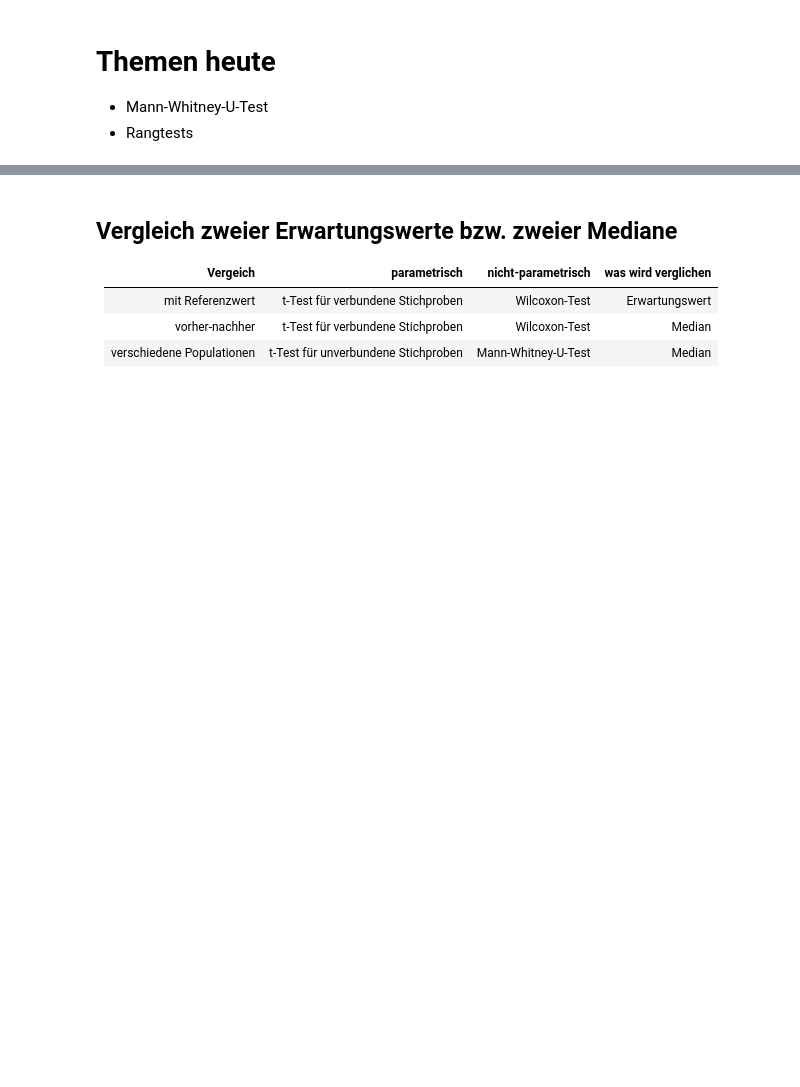
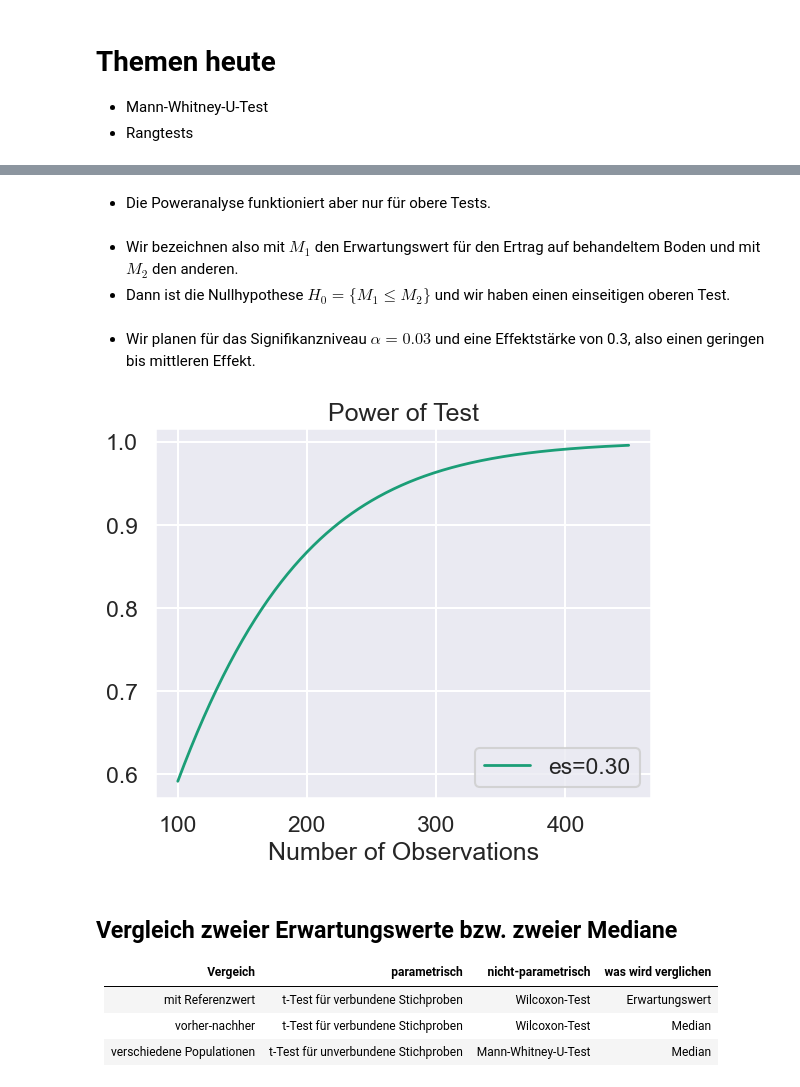
Before and after one commit to Ruediger-Braun/mfb2526, a Jupyter notebook: lektion20.ipynb, the cells around one changed output, grey strips where cells are left out. Drawn from its saved outputs; the diff is of its cells as text; code cells hidden in the pictures; blank space fills up the shorter version.

```diff
--- a/lektion20.ipynb
+++ b/lektion20.ipynb
@@ -35,0 +49,7 @@ from scipy import stats
+# %% [markdown]
+* Die Poweranalyse funktioniert aber nur für obere Tests.
+# %% [markdown]
+* Wir bezeichnen also mit $M_1$ den Erwartungswert für den Ertrag auf behandeltem Boden und mit $M_2$ den anderen.
+* Dann ist die Nullhypothese $H_0 = \{M_1 \le M_2\}$ und wir haben einen einseitigen oberen Test.
+# %% [markdown]
+* Wir planen für das Signifikanzniveau $\alpha=0.03$ und eine Effektstärke von 0.3, also einen geringen bis mittleren Effekt.
@@ -36,3 +58,9 @@ from scipy import stats
+# %%
+poweranalyse = smp.TTestIndPower()
+# %%
+poweranalyse.plot_power(effect_size=[0.3], alpha=0.03, nobs=np.arange(100,450), alternative='larger');
+# %% [output]
+[figure, added]
 # %% [markdown]
 ## Vergleich zweier Erwartungswerte bzw. zweier Mediane
 
```
Also changed, not shown: parts of 5 cells of this notebook.
